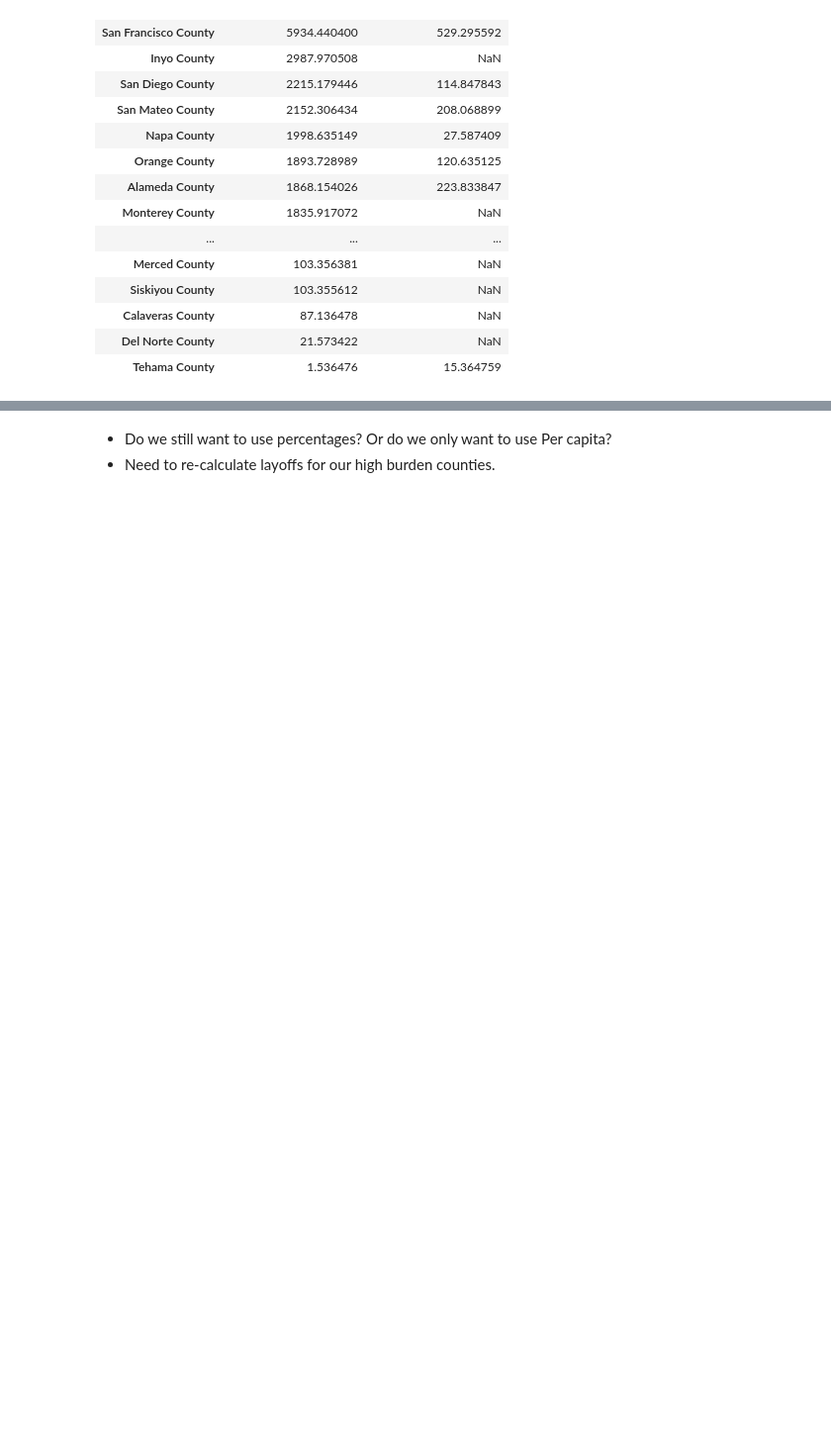
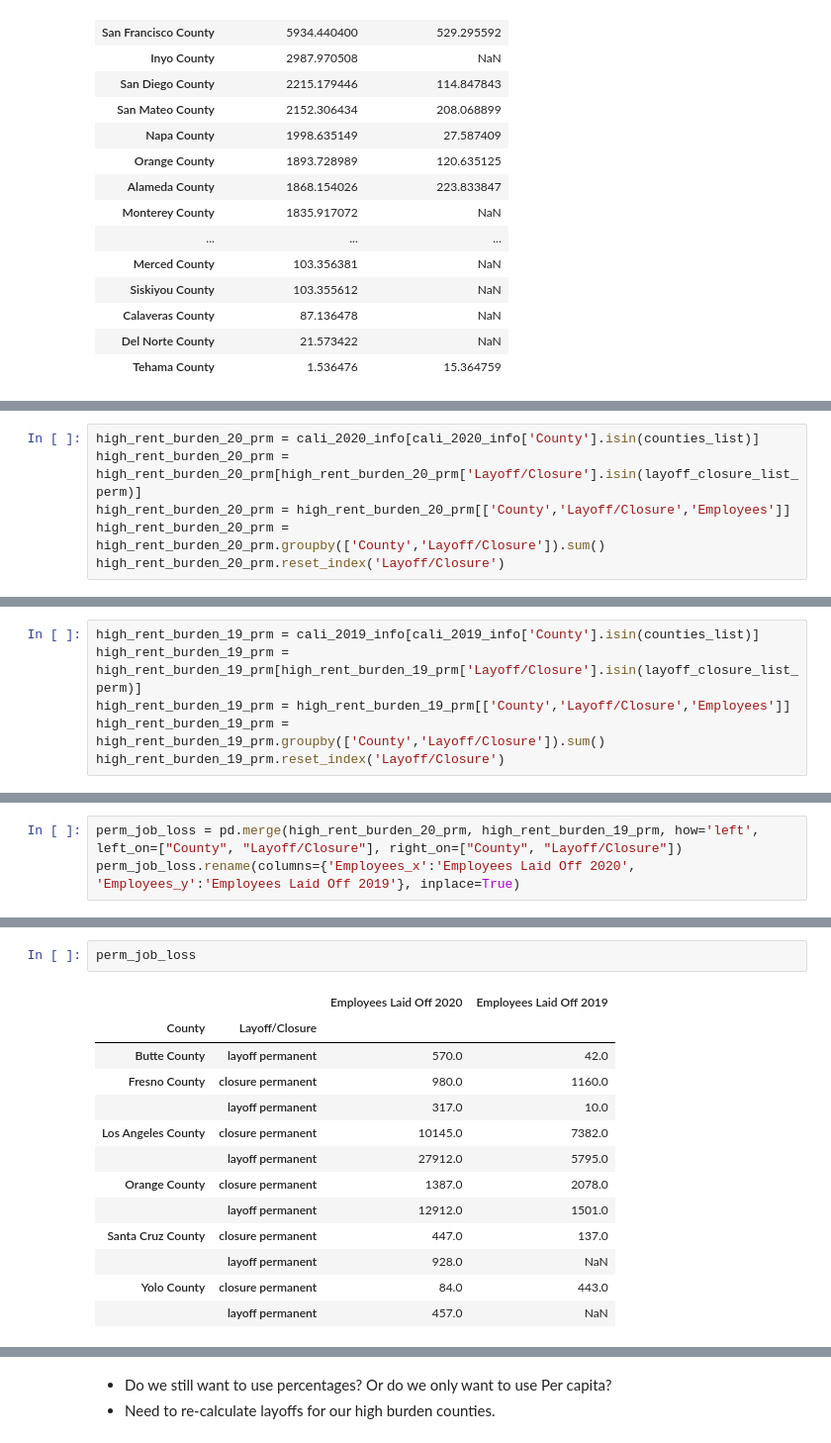
Before and after one commit to biglocalnews/WARN_Cali_analysis, a Jupyter notebook: hardest_hit/hard_hit_clean_city.ipynb, the cells around one changed output, grey strips where cells are left out. Shown at 99% size. Cells and saved outputs as stored; diff of their text form; blank space fills up the shorter version.

```diff
--- a/hardest_hit/hard_hit_clean_city.ipynb
+++ b/hardest_hit/hard_hit_clean_city.ipynb
@@ -498,0 +505,6 @@ per_capitas.groupby("County").max().sort_values(by='Per Capita Laid Off 2020', a
+# %%
+high_rent_burden_20_prm = cali_2020_info[cali_2020_info['County'].isin(counties_list)]
+high_rent_burden_20_prm = high_rent_burden_20_prm[high_rent_burden_20_prm['Layoff/Closure'].isin(layoff_closure_list_perm)]
+high_rent_burden_20_prm = high_rent_burden_20_prm[['County','Layoff/Closure','Employees']]
+high_rent_burden_20_prm = high_rent_burden_20_prm.groupby(['County','Layoff/Closure']).sum()
+high_rent_burden_20_prm.reset_index('Layoff/Closure')
@@ -498,0 +525,6 @@ per_capitas.groupby("County").max().sort_values(by='Per Capita Laid Off 2020', a
+# %%
+high_rent_burden_19_prm = cali_2019_info[cali_2019_info['County'].isin(counties_list)]
+high_rent_burden_19_prm = high_rent_burden_19_prm[high_rent_burden_19_prm['Layoff/Closure'].isin(layoff_closure_list_perm)]
+high_rent_burden_19_prm = high_rent_burden_19_prm[['County','Layoff/Closure','Employees']]
+high_rent_burden_19_prm = high_rent_burden_19_prm.groupby(['County','Layoff/Closure']).sum()
+high_rent_burden_19_prm.reset_index('Layoff/Closure')
@@ -498,0 +544,3 @@ per_capitas.groupby("County").max().sort_values(by='Per Capita Laid Off 2020', a
+# %%
+perm_job_loss = pd.merge(high_rent_burden_20_prm, high_rent_burden_19_prm, how='left', left_on=["County", "Layoff/Closure"], right_on=["County", "Layoff/Closure"])
+perm_job_loss.rename(columns={'Employees_x':'Employees Laid Off 2020', 'Employees_y':'Employees Laid Off 2019'}, inplace=True)
@@ -498,0 +605,16 @@ per_capitas.groupby("County").max().sort_values(by='Per Capita Laid Off 2020', a
+# %%
+perm_job_loss
+# %% [output]
+|  |  | Employees Laid Off 2020 | Employees Laid Off 2019 |
+| County | Layoff/Closure |  |  |
+| Butte County | layoff permanent | 570.0 | 42.0 |
+| Fresno County | closure permanent | 980.0 | 1160.0 |
+|  | layoff permanent | 317.0 | 10.0 |
+| Los Angeles County | closure permanent | 10145.0 | 7382.0 |
+|  | layoff permanent | 27912.0 | 5795.0 |
+| Orange County | closure permanent | 1387.0 | 2078.0 |
+|  | layoff permanent | 12912.0 | 1501.0 |
+| Santa Cruz County | closure permanent | 447.0 | 137.0 |
+|  | layoff permanent | 928.0 | NaN |
+| Yolo County | closure permanent | 84.0 | 443.0 |
+|  | layoff permanent | 457.0 | NaN |
```
Also changed, not shown: parts of 15 cells of this notebook.
